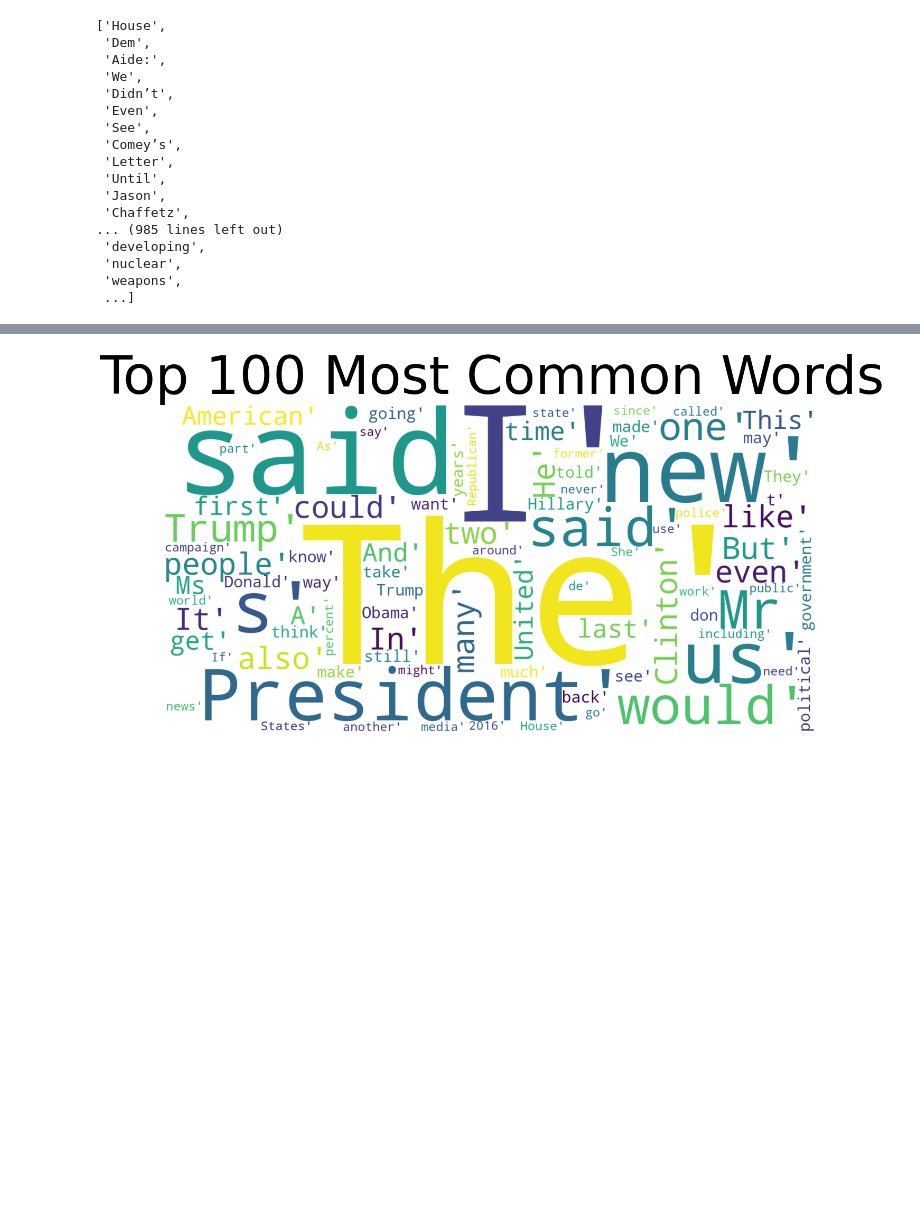
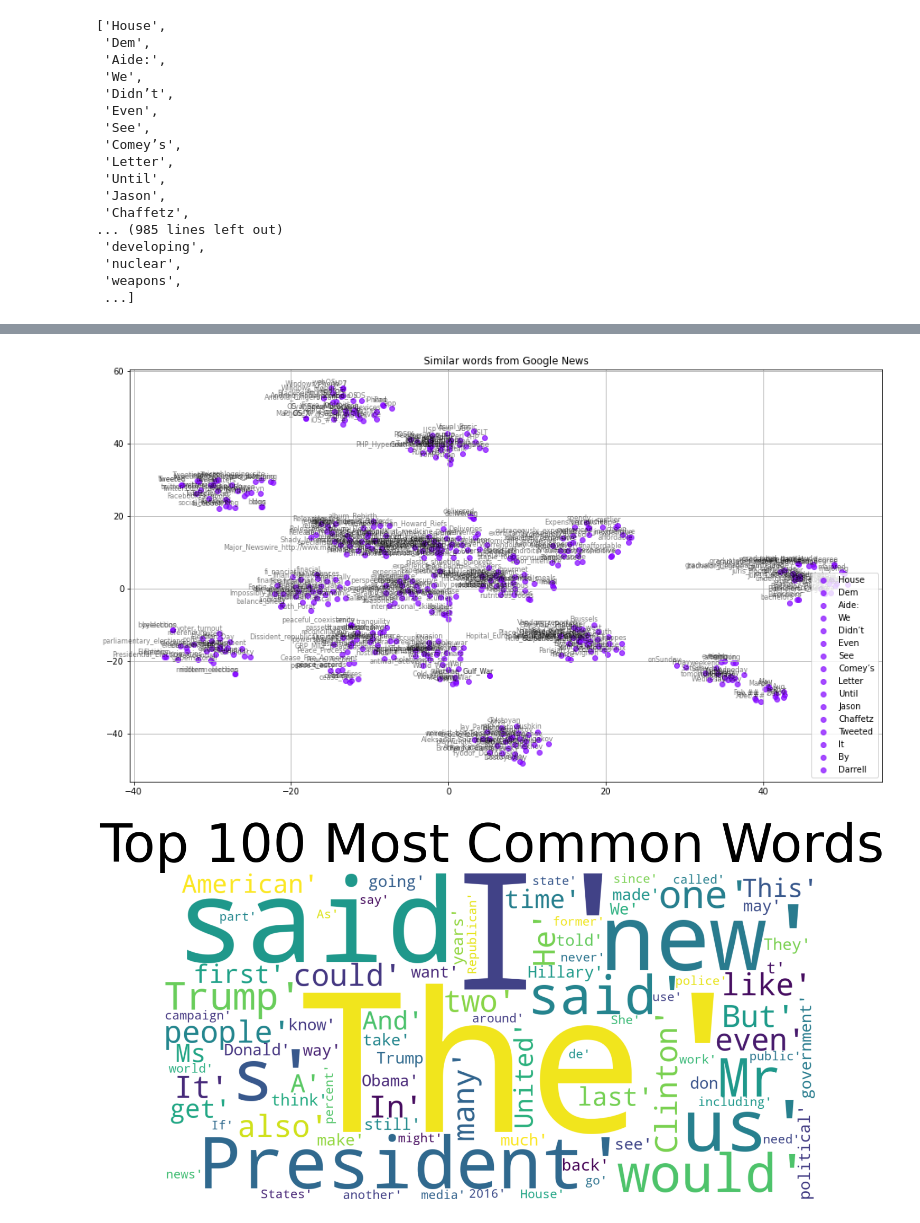
Before and after one commit to deepskandpal/hands-on-machine-learning, a Jupyter notebook: fake-news.ipynb, the cells around one changed output, grey strips where cells are left out. Saved outputs shown, nothing was run; the diff lists cells and outputs as text; code cells hidden in the pictures; blank space fills up the shorter version.

```diff
--- a/fake-news.ipynb
+++ b/fake-news.ipynb
@@ -431,3 +446,7 @@ allwords
  'nuclear',
  'weapons',
  ...]
+# %%
+tsne_plot_similar_words('Similar words from Google News', allwords, embeddings_en_2d, word_clusters, 0.7,
+                        'similar_words.png')
+# %% [output]
@@ -434,3 +469,4 @@ allwords
+[figure, added]
 # %%
 mostcommon = FreqDist(allwords).most_common(100)
 wordcloud = WordCloud(width=1600, height=800, background_color='white').generate(str(mostcommon))
```
Also changed, not shown: parts of 9 cells of this notebook.
